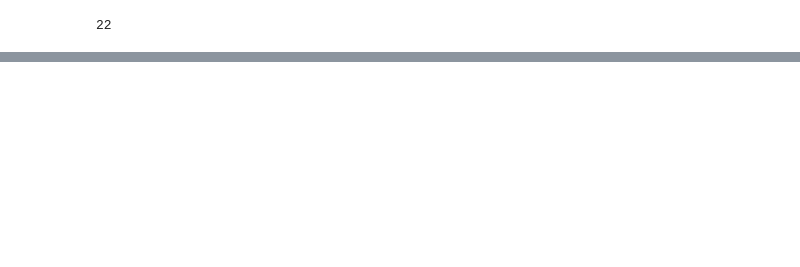
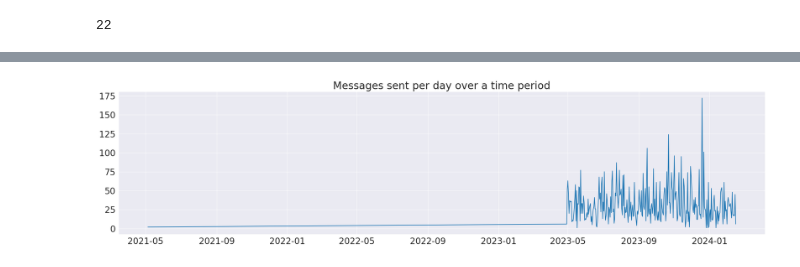
Before and after one commit to Agnes-Kalunda/chat-analysis, a Jupyter notebook: main.ipynb, the cells around one changed output, grey strips where cells are left out. Drawn from its saved outputs; the diff is of its cells as text; code cells hidden in the pictures; blank space fills up the shorter version.

```diff
--- a/main.ipynb
+++ b/main.ipynb
@@ -99,0 +122,6 @@ df['date'] = df['date_time'].apply(lambda x: x.date())
+# %%
+df1 = df.copy()      # I will be using a copy of the original data frame everytime, to avoid loss of data!
+df1['message_count'] = [1] * df1.shape[0]      # adding extra helper column --> message_count.
+df1.drop(columns='year', inplace=True)         # dropping unnecessary columns, using `inplace=True`, since this is copy of the DF and won't affect the original DataFrame.
+df1 = df1.groupby('date').sum().reset_index()  # grouping by date; since plot is of frequency of messages --> no. of messages / day.
+df1
@@ -99,0 +142,27 @@ df['date'] = df['date_time'].apply(lambda x: x.date())
+# %%
+
+import seaborn as sns
+import matplotlib.pyplot as plt
+
+
+# Improving Default Styles using Seaborn
+sns.set_style("darkgrid")
+
+# For better readablity;
+
+matplotlib.rcParams['font.size'] = 20
+matplotlib.rcParams['figure.figsize'] = (27, 6)      # Same as `plt.figure(figsize = (27, 6))`
+
+
+# A basic plot
+plt.plot(df1.date, df1.message_count)
+plt.title('Messages sent per day over a time period');
+
+# Could have used Seaborn's lineplot as well.
+# sns.lineplot(df1.date, df1.message_count);
+
+
+# Saving the plots
+plt.savefig('msg_plots.svg', format = 'svg')
+# %% [output]
+[figure, added]
```
Also changed, not shown: parts of 7 cells of this notebook, 1 other file.
